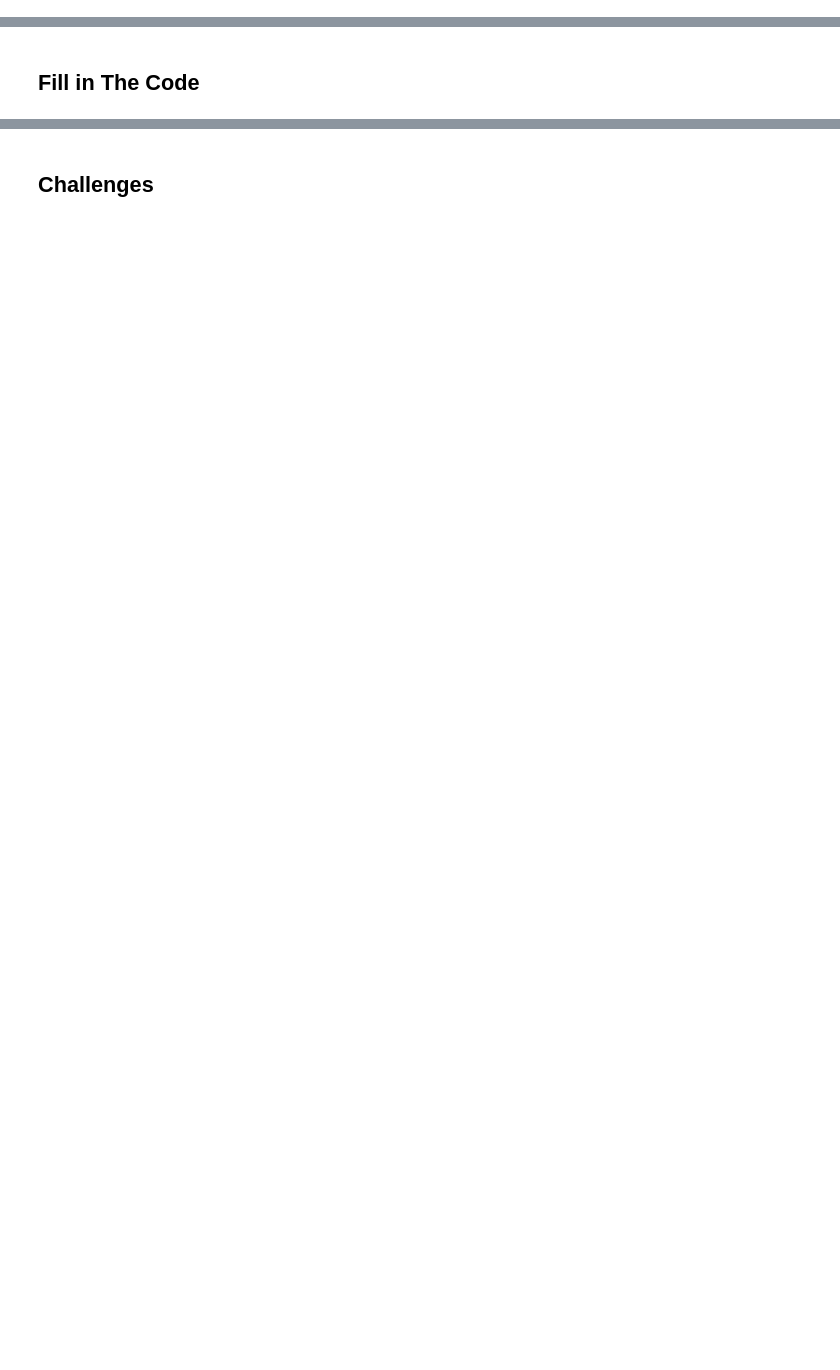
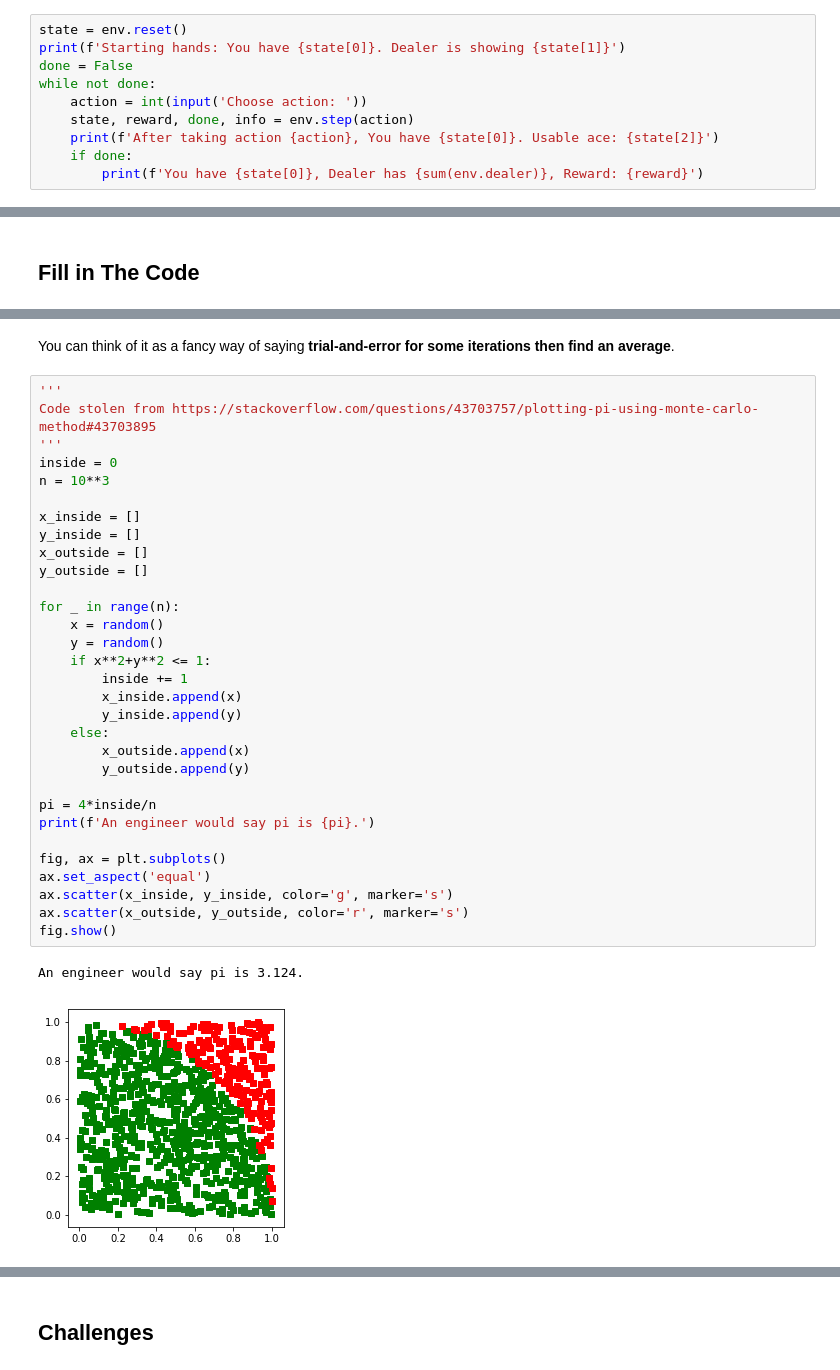
Before and after one commit to Datatouille/rl-workshop, a Jupyter notebook: session2.ipynb, the cells around one changed output, grey strips where cells are left out. Drawn from its saved outputs; the diff is of its cells as text; blank space fills up the shorter version.

```diff
--- a/session2.ipynb
+++ b/session2.ipynb
@@ -18,0 +209,10 @@ from solutions.environments import Gridworld
+# %%
+state = env.reset()
+print(f'Starting hands: You have {state[0]}. Dealer is showing {state[1]}')
+done = False
+while not done:
+    action = int(input('Choose action: '))
+    state, reward, done, info = env.step(action)
+    print(f'After taking action {action}, You have {state[0]}. Usable ace: {state[2]}')
+    if done:
+        print(f'You have {state[0]}, Dealer has {sum(env.dealer)}, Reward: {reward}')
@@ -176 +408,37 @@ We start with the Monte Carlo Methods aka the trial-and-error-until-you-get-rich
+# %% [markdown]
+You can think of it as a fancy way of saying **trial-and-error for some iterations then find an average**.
+# %%
+'''
+Code stolen from https://stackoverflow.com/questions/43703757/plotting-pi-using-monte-carlo-method#43703895
+'''
+inside = 0
+n = 10**3
+
+x_inside = []
+y_inside = []
+x_outside = []
+y_outside = []
+
+for _ in range(n):
+    x = random()
+    y = random()
+    if x**2+y**2 <= 1:
+        inside += 1
+        x_inside.append(x)
+        y_inside.append(y)
+    else:
+        x_outside.append(x)
+        y_outside.append(y)
+
+pi = 4*inside/n
+print(f'An engineer would say pi is {pi}.')
+
+fig, ax = plt.subplots()
+ax.set_aspect('equal')
+ax.scatter(x_inside, y_inside, color='g', marker='s')
+ax.scatter(x_outside, y_outside, color='r', marker='s')
+fig.show()
+# %% [output]
+An engineer would say pi is 3.124.
+[figure, added]
 # %% [markdown]
```
Also changed, not shown: parts of 83 cells of this notebook, 8 other files.
